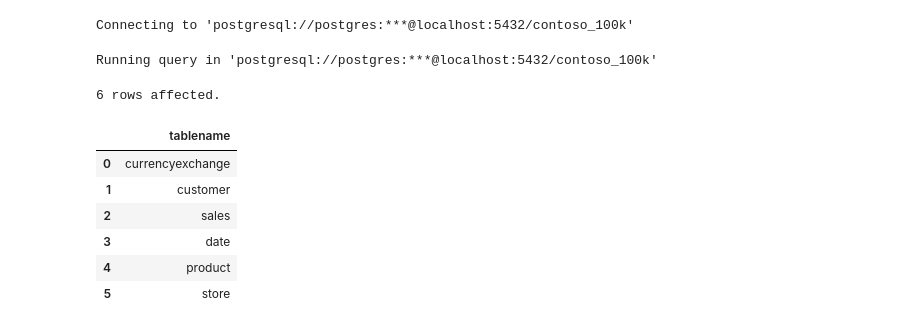
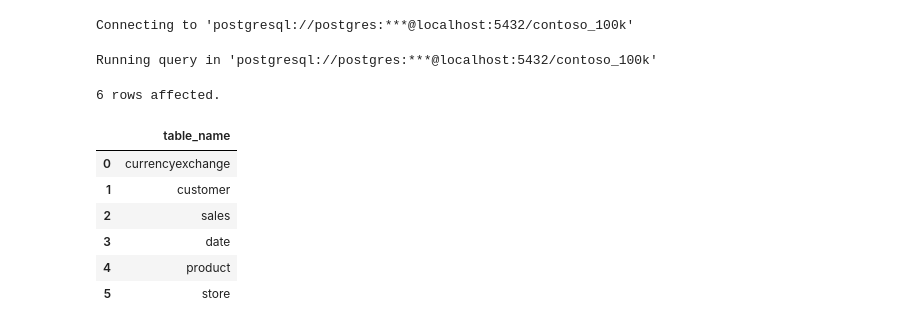
Before and after one commit to ahmadkhanzadeh/AI_Data_Analyzing, a Jupyter notebook: Resources/Blank_SQL_Notebook.ipynb, the cells around one changed output. Saved outputs shown, nothing was run; the diff lists cells and outputs as text; code cells hidden in the pictures.

```diff
--- a/Resources/Blank_SQL_Notebook.ipynb
+++ b/Resources/Blank_SQL_Notebook.ipynb
@@ -55,20 +55,19 @@ if 'google.colab' in sys.modules:
 pd.options.display.float_format = '{:.2f}'.format
 # %% [output]
 Connecting to 'postgresql://postgres:***@localhost:5432/contoso_100k'
-# %%
-%%sql
-# to extract the name of different tables in a database
-SELECT tablename
-FROM pg_catalog.pg_tables
-WHERE schemaname != 'pg_catalog' AND schemaname != 'information_schema';
-# %% [output]
-Running query in 'postgresql://postgres:***@localhost:5432/contoso_100k'
-6 rows affected.
-|  | tablename |
-| 0 | currencyexchange |
-| 1 | customer |
-| 2 | sales |
-| 3 | date |
-| 4 | product |
-| 5 | store |
+# %%
+%%sql
+SELECT table_name
+FROM information_schema.tables
+WHERE table_schema = 'public';
+# %% [output]
+Running query in 'postgresql://postgres:***@localhost:5432/contoso_100k'
+6 rows affected.
+|  | table_name |
+| 0 | currencyexchange |
+| 1 | customer |
+| 2 | sales |
+| 3 | date |
+| 4 | product |
+| 5 | store |
 # %%
```
Also changed, not shown: parts of 5 cells of this notebook.
